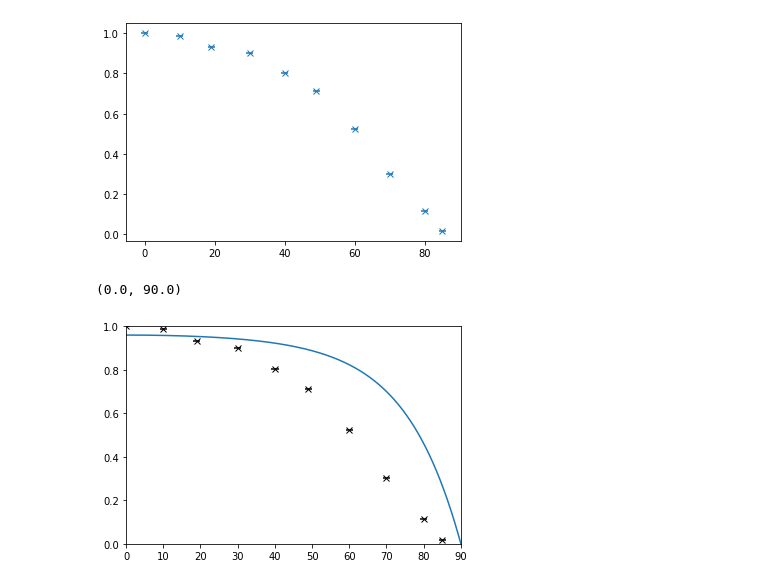
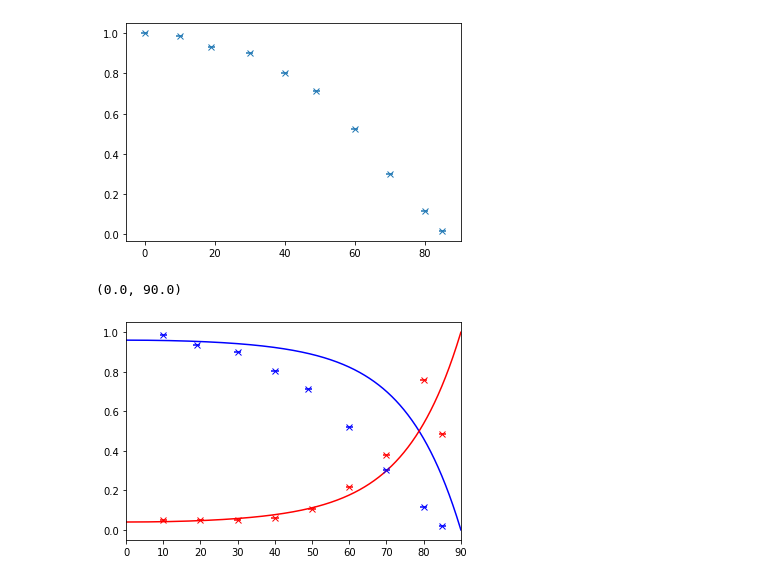
Before and after one commit to ttlindkvist/exphys2, a Jupyter notebook: plot.ipynb, the cells around one changed output. Saved outputs shown, nothing was run; the diff lists cells and outputs as text; code cells hidden in the pictures.

Commit message:
more data-extraction

```diff
--- a/plot.ipynb
+++ b/plot.ipynb
@@ -4,7 +4,11 @@ import matplotlib.pyplot as plt
 # %%
 def getNormalized(filepath):
     data = np.loadtxt(filepath, skiprows=8)
-    return (data[:, 0], data[:,1]/data[0, 1])
+    return (data[1:, 0], data[1:,1]/data[0, 1])
+def combineRandT(file1, file2):
+    data1 = np.loadtxt(file1, skiprows=8)
+    data2 = np.loadtxt(file2, skiprows=8)
+    return (data1[1:, 0], data1[1:,1]/data1[0, 1] + data2[1:,1]/data2[0, 1]) #Assuming measured @ the same theta_1
 def Rp(t1, t2):
     return np.tan(t1-t2)**2/np.tan(t1+t2)**2
 def Tp(t1, t2):
@@ -21,14 +25,16 @@ plt.errorbar(*getNormalized("data/air-glass s transmission.txt"), xerr=1, fmt='x
 # %%
 n_air = 1 # approx 1 for air
 n_glass = 1.5 #to be found later
 
 theta_1s = np.linspace(0, np.pi/2, 1000)
 theta_2s = np.arcsin(n_air*np.sin(theta_1s)/n_glass)
-# plt.plot(theta_1s*180/np.pi, Tp(theta_1s, theta_2s))
-plt.plot(theta_1s*180/np.pi, Ts(theta_1s, theta_2s))
-plt.errorbar(*getNormalized("data/air-glass s transmission.txt"), xerr=1, fmt='kx')
-plt.ylim(0, 1)
+plt.plot(theta_1s*180/np.pi, Ts(theta_1s, theta_2s), 'b')
+plt.plot(theta_1s*180/np.pi, Rs(theta_1s, theta_2s), 'r')
+plt.errorbar(*getNormalized("data/a-g s trans.txt"), xerr=1, fmt='bx')
+plt.errorbar(*getNormalized("data/a-g s refl.txt"), xerr=1, fmt='rx')
+# plt.plot(*combineRandT('data/a-g p trans.txt', 'data/a-g p refl.txt'), 'kx')
+# plt.ylim(0, 1)
 plt.xlim(0, 90)
 # %% [output]
 (0.0, 90.0)
-[figure, old version]
+[figure, new version]
```
Also changed, not shown: 7 other files.
